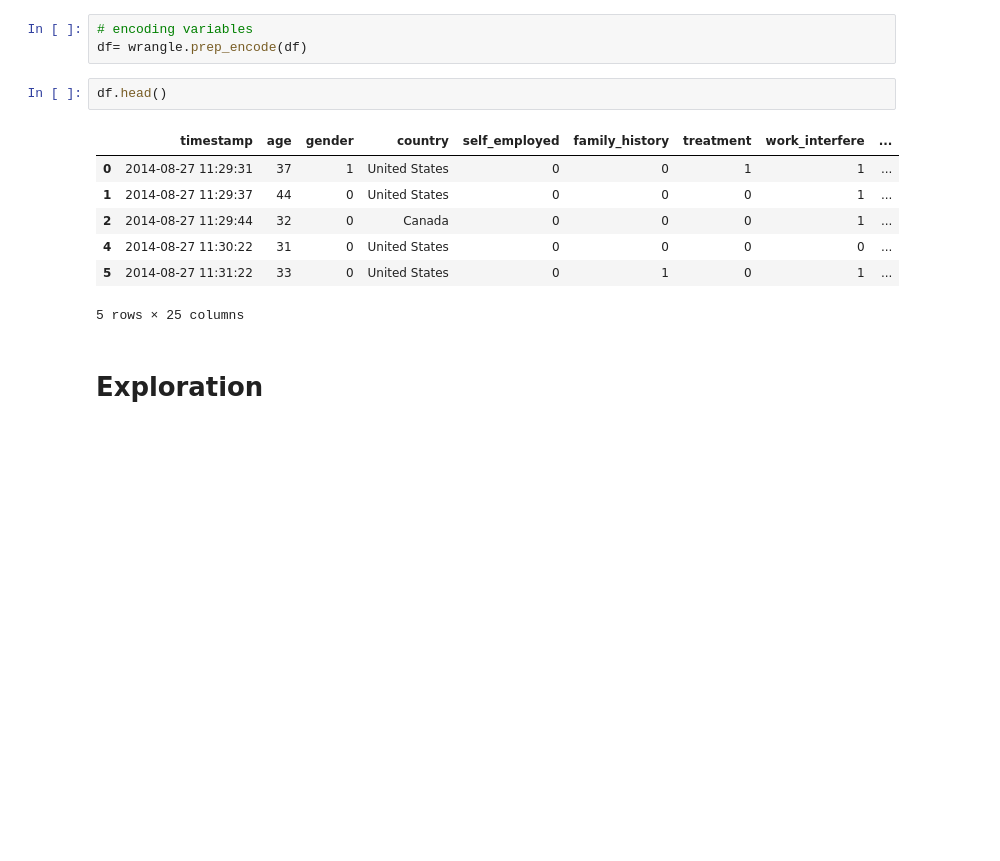
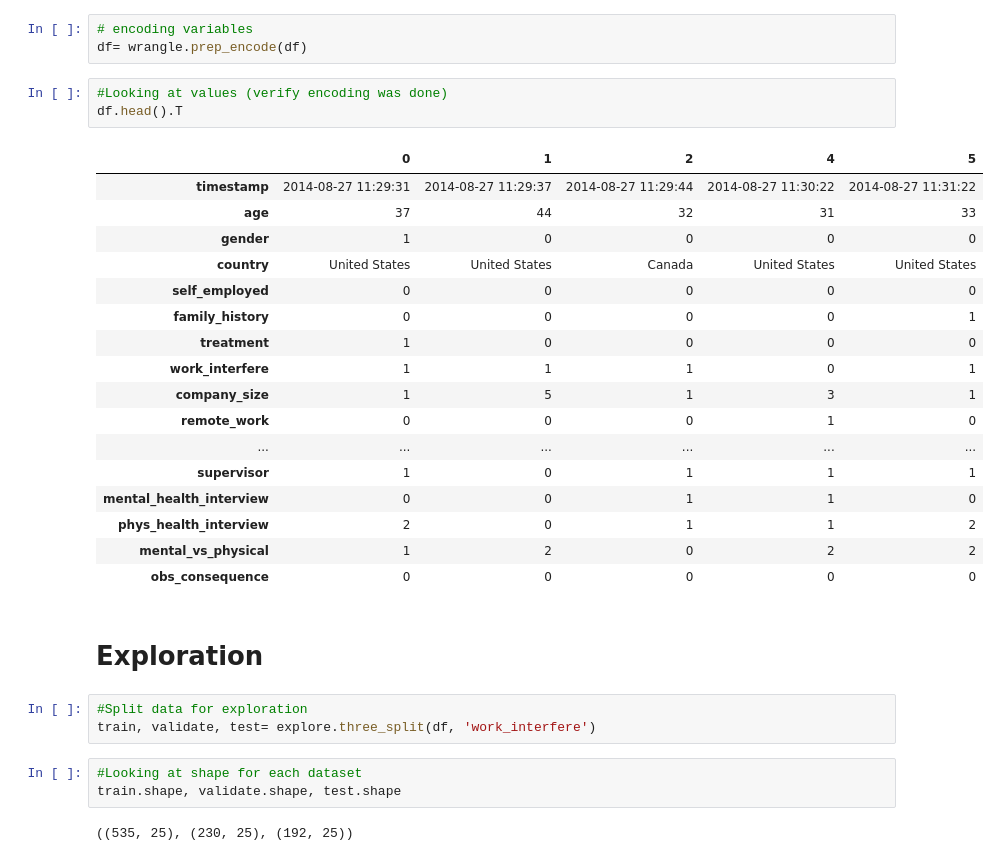
Before and after one commit to LinhQuach13/mental_health_in_tech, a Jupyter notebook: exploring_data.ipynb, the cells around one changed output. Drawn from its saved outputs; the diff is of its cells as text; blank space fills up the shorter version.

```diff
--- a/exploring_data.ipynb
+++ b/exploring_data.ipynb
@@ -59,15 +59,34 @@ df= wrangle.prep_the_strings(df)
 # %%
 # encoding variables
 df= wrangle.prep_encode(df)
-# %%
-df.head()
-# %% [output]
-|  | timestamp | age | gender | country | self_employed | family_history | treatment | work_interfere | ... |
-| 0 | 2014-08-27 11:29:31 | 37 | 1 | United States | 0 | 0 | 1 | 1 | ... |
-| 1 | 2014-08-27 11:29:37 | 44 | 0 | United States | 0 | 0 | 0 | 1 | ... |
-| 2 | 2014-08-27 11:29:44 | 32 | 0 | Canada | 0 | 0 | 0 | 1 | ... |
-| 4 | 2014-08-27 11:30:22 | 31 | 0 | United States | 0 | 0 | 0 | 0 | ... |
-| 5 | 2014-08-27 11:31:22 | 33 | 0 | United States | 0 | 1 | 0 | 1 | ... |
-5 rows × 25 columns
+# %%
+#Looking at values (verify encoding was done)
+df.head().T
+# %% [output]
+|  | 0 | 1 | 2 | 4 | 5 |
+| timestamp | 2014-08-27 11:29:31 | 2014-08-27 11:29:37 | 2014-08-27 11:29:44 | 2014-08-27 11:30:22 | 2014-08-27 11:31:22 |
+| age | 37 | 44 | 32 | 31 | 33 |
+| gender | 1 | 0 | 0 | 0 | 0 |
+| country | United States | United States | Canada | United States | United States |
+| self_employed | 0 | 0 | 0 | 0 | 0 |
+| family_history | 0 | 0 | 0 | 0 | 1 |
+| treatment | 1 | 0 | 0 | 0 | 0 |
+| work_interfere | 1 | 1 | 1 | 0 | 1 |
+| company_size | 1 | 5 | 1 | 3 | 1 |
+| remote_work | 0 | 0 | 0 | 1 | 0 |
+| ... | ... | ... | ... | ... | ... |
+| supervisor | 1 | 0 | 1 | 1 | 1 |
+| mental_health_interview | 0 | 0 | 1 | 1 | 0 |
+| phys_health_interview | 2 | 0 | 1 | 1 | 2 |
+| mental_vs_physical | 1 | 2 | 0 | 2 | 2 |
+| obs_consequence | 0 | 0 | 0 | 0 | 0 |
 # %% [markdown]
 # Exploration
+# %%
+#Split data for exploration
+train, validate, test= explore.three_split(df, 'work_interfere')
+# %%
+#Looking at shape for each dataset
+train.shape, validate.shape, test.shape
+# %% [output]
+((535, 25), (230, 25), (192, 25))
```
Also changed, not shown: parts of 3 cells of this notebook.
